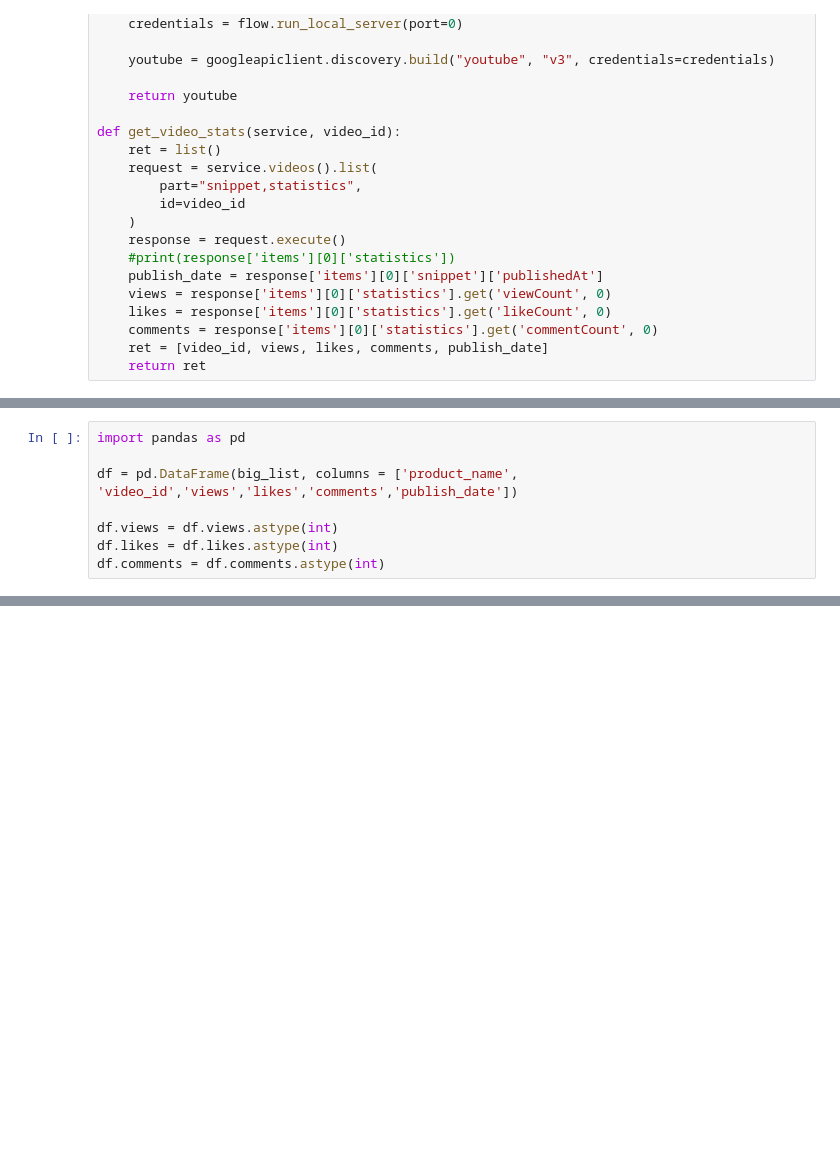
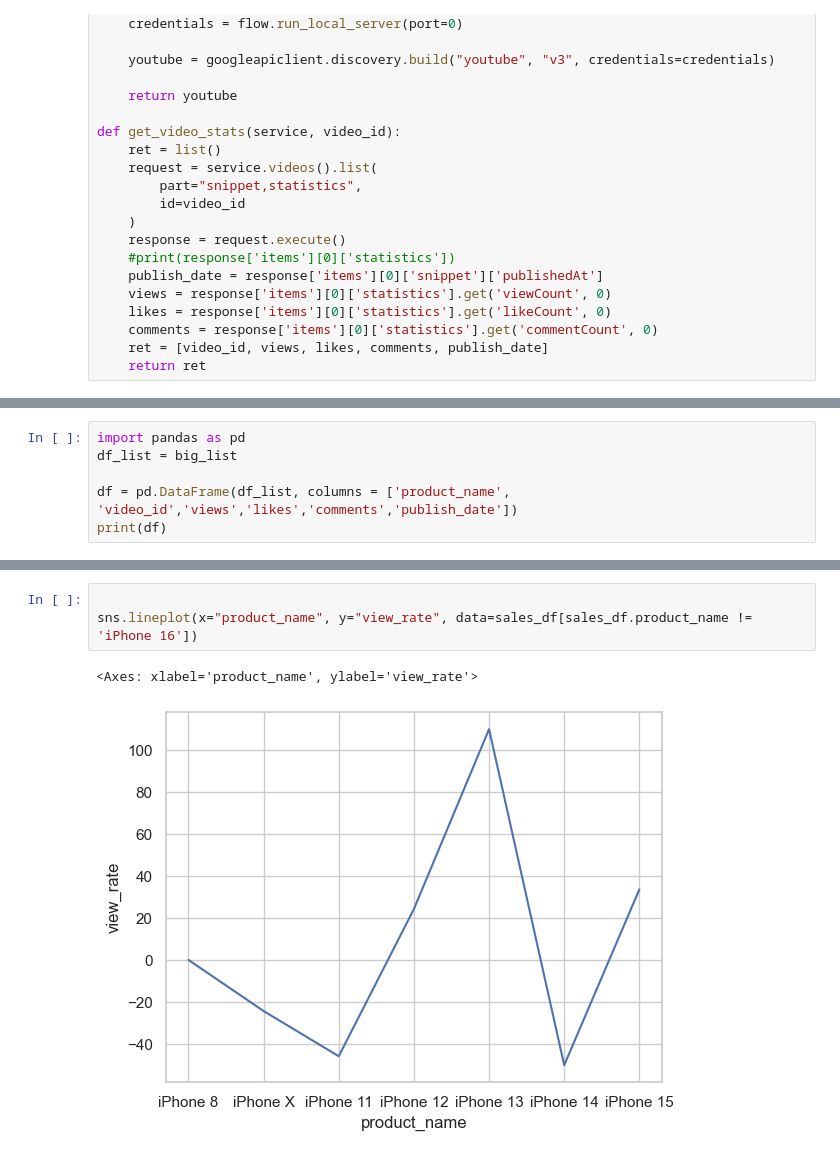
Before and after one commit to eduardoparracho/ReviewerReview, a Jupyter notebook: main.ipynb, the cells around one changed output, grey strips where cells are left out. Saved outputs shown, nothing was run; the diff lists cells and outputs as text; blank space fills up the shorter version.

```diff
--- a/main.ipynb
+++ b/main.ipynb
@@ -75,8 +146,6 @@ print(big_list)
 # %%
 import pandas as pd
+df_list = big_list
 
-df = pd.DataFrame(big_list, columns = ['product_name', 'video_id','views','likes','comments','publish_date'])
-
-df.views = df.views.astype(int)
-df.likes = df.likes.astype(int)
-df.comments = df.comments.astype(int)
+df = pd.DataFrame(df_list, columns = ['product_name', 'video_id','views','likes','comments','publish_date'])
+print(df)
@@ -82,0 +335,6 @@ df.comments = df.comments.astype(int)
+# %%
+
+sns.lineplot(x="product_name", y="view_rate", data=sales_df[sales_df.product_name != 'iPhone 16'])
+# %% [output]
+<Axes: xlabel='product_name', ylabel='view_rate'>
+[figure, added]
```
Also changed, not shown: parts of 22 cells of this notebook, 1 other file.
